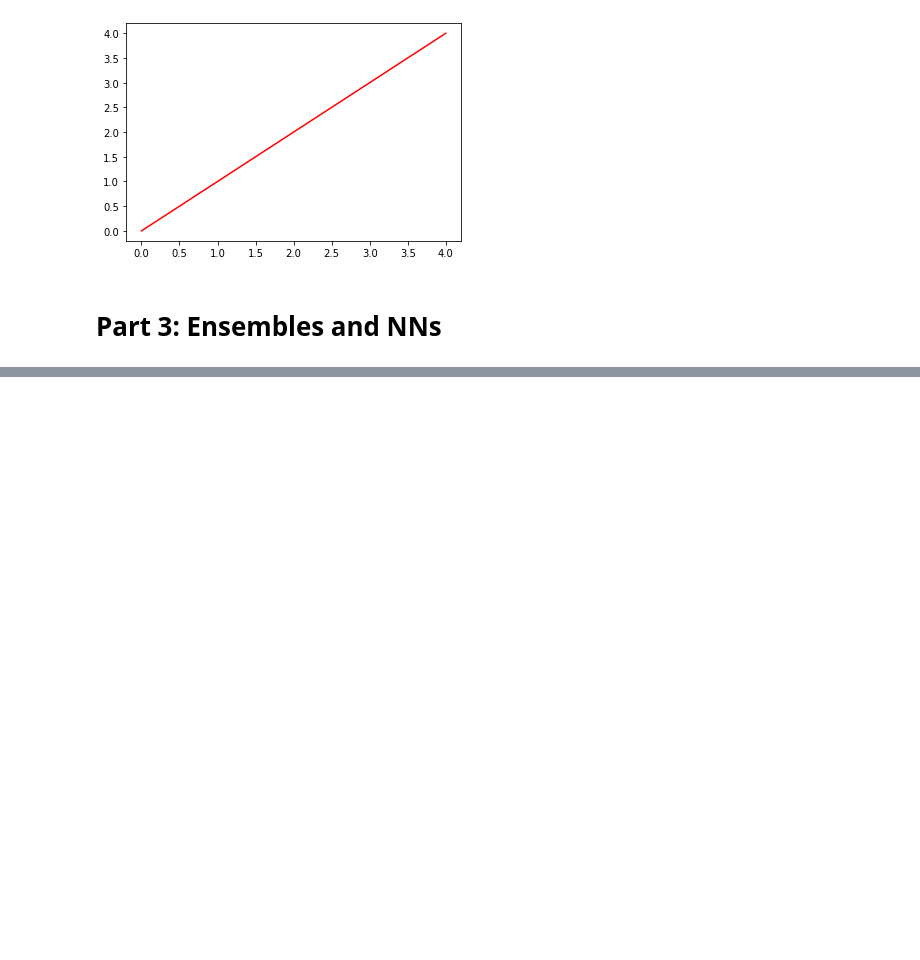
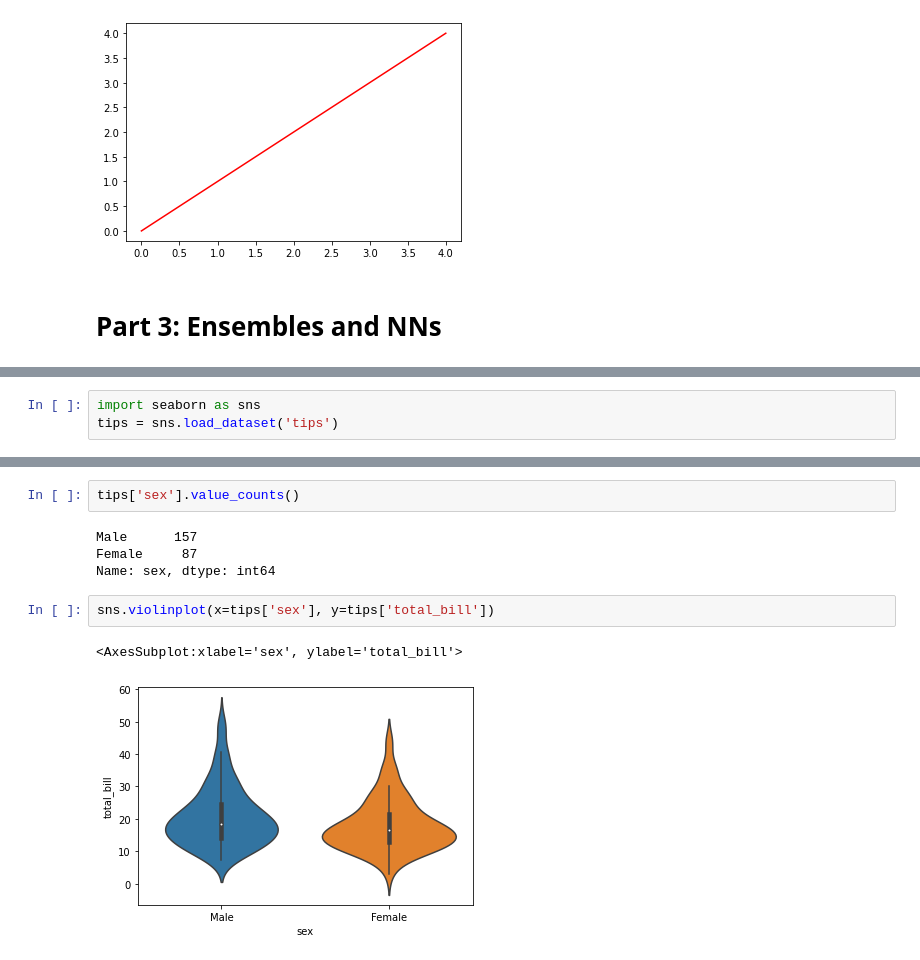
Before and after one commit to Pickett82/courseware-pracds, a Jupyter notebook: MB_NCR_PracDS_2022_03_07/Live/LIVE_ML_MoreAlgorithms.ipynb, the cells around one changed output, grey strips where cells are left out. Cells and saved outputs as stored; diff of their text form; blank space fills up the shorter version.

```diff
--- a/MB_NCR_PracDS_2022_03_07/Live/LIVE_ML_MoreAlgorithms.ipynb
+++ b/MB_NCR_PracDS_2022_03_07/Live/LIVE_ML_MoreAlgorithms.ipynb
@@ -188,0 +193,3 @@ sns.lineplot(x=range(5), y=range(5), color="red")
+# %%
+import seaborn as sns
+tips = sns.load_dataset('tips')
@@ -188,0 +233,11 @@ sns.lineplot(x=range(5), y=range(5), color="red")
+# %%
+tips['sex'].value_counts()
+# %% [output]
+Male      157
+Female     87
+Name: sex, dtype: int64
+# %%
+sns.violinplot(x=tips['sex'], y=tips['total_bill'])
+# %% [output]
+<AxesSubplot:xlabel='sex', ylabel='total_bill'>
+[figure, added]
```
Also changed, not shown: parts of 6 cells of this notebook.
